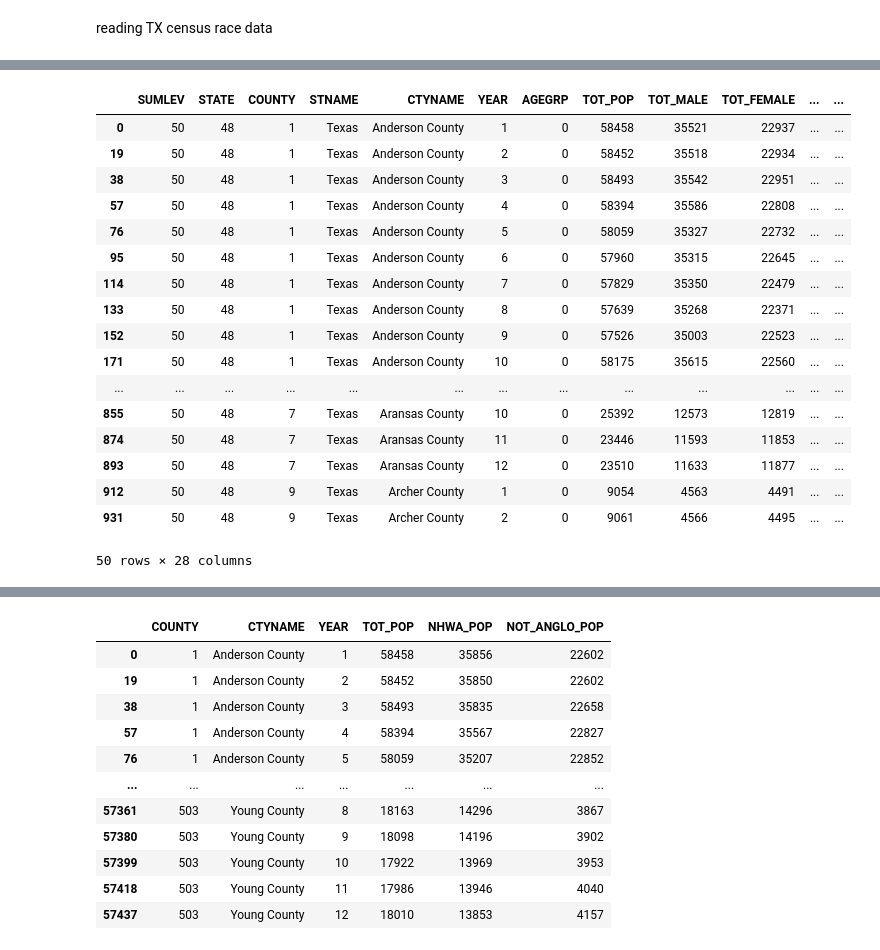
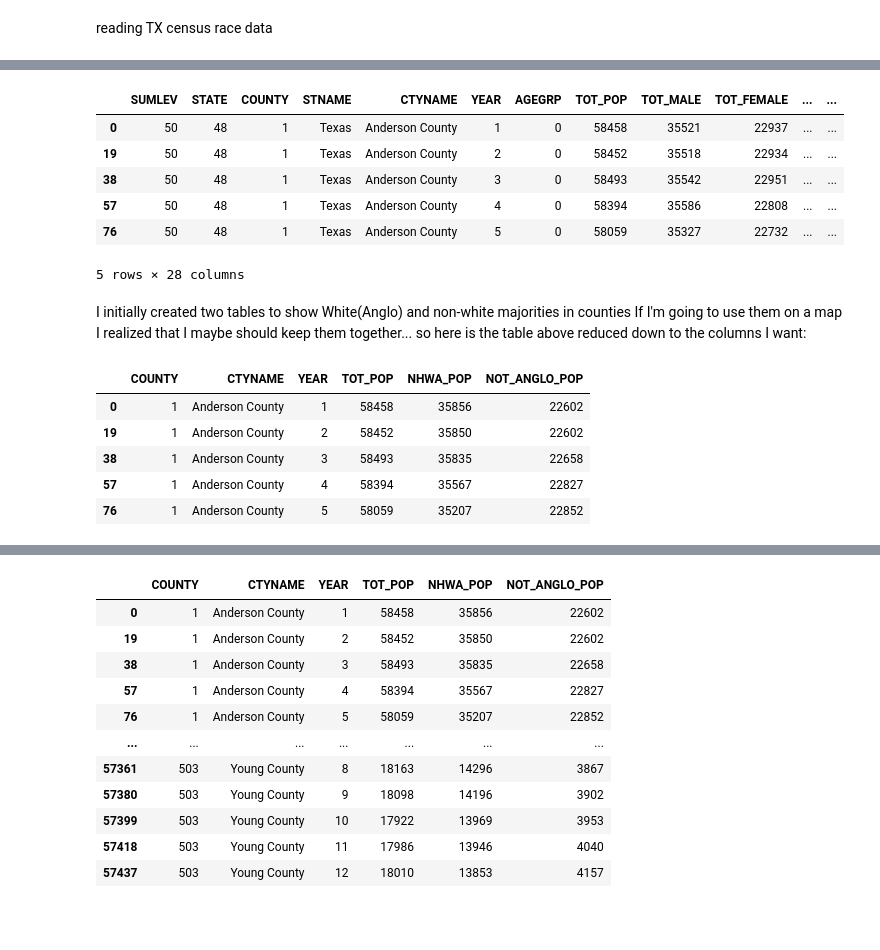
Before and after one commit to tipearso/Voting, a Jupyter notebook: Capstone/notebooks/Tim_capstone.ipynb, the cells around one changed output, grey strips where cells are left out. Cells and saved outputs as stored; diff of their text form; code cells hidden in the pictures; blank space fills up the shorter version.

```diff
--- a/Capstone/notebooks/Tim_capstone.ipynb
+++ b/Capstone/notebooks/Tim_capstone.ipynb
@@ -309,7 +322,7 @@ tx_race.head()
 
 tx_race['NOT_ANGLO_POP'] = tx_race['TOT_POP'] - tx_race['NHWA_POP']
 # %%
-tx_race.head(50)
+tx_race.head()
 # %% [output]
 |  | SUMLEV | STATE | COUNTY | STNAME | CTYNAME | YEAR | AGEGRP | TOT_POP | TOT_MALE | TOT_FEMALE | ... | ... |
 | 0 | 50 | 48 | 1 | Texas | Anderson County | 1 | 0 | 58458 | 35521 | 22937 | ... | ... |
@@ -317,15 +330,18 @@ tx_race.head(50)
 | 38 | 50 | 48 | 1 | Texas | Anderson County | 3 | 0 | 58493 | 35542 | 22951 | ... | ... |
 | 57 | 50 | 48 | 1 | Texas | Anderson County | 4 | 0 | 58394 | 35586 | 22808 | ... | ... |
 | 76 | 50 | 48 | 1 | Texas | Anderson County | 5 | 0 | 58059 | 35327 | 22732 | ... | ... |
-| 95 | 50 | 48 | 1 | Texas | Anderson County | 6 | 0 | 57960 | 35315 | 22645 | ... | ... |
-| 114 | 50 | 48 | 1 | Texas | Anderson County | 7 | 0 | 57829 | 35350 | 22479 | ... | ... |
-| 133 | 50 | 48 | 1 | Texas | Anderson County | 8 | 0 | 57639 | 35268 | 22371 | ... | ... |
-| 152 | 50 | 48 | 1 | Texas | Anderson County | 9 | 0 | 57526 | 35003 | 22523 | ... | ... |
-| 171 | 50 | 48 | 1 | Texas | Anderson County | 10 | 0 | 58175 | 35615 | 22560 | ... | ... |
-| ... | ... | ... | ... | ... | ... | ... | ... | ... | ... | ... | ... | ... |
-| 855 | 50 | 48 | 7 | Texas | Aransas County | 10 | 0 | 25392 | 12573 | 12819 | ... | ... |
-| 874 | 50 | 48 | 7 | Texas | Aransas County | 11 | 0 | 23446 | 11593 | 11853 | ... | ... |
-| 893 | 50 | 48 | 7 | Texas | Aransas County | 12 | 0 | 23510 | 11633 | 11877 | ... | ... |
-| 912 | 50 | 48 | 9 | Texas | Archer County | 1 | 0 | 9054 | 4563 | 4491 | ... | ... |
-| 931 | 50 | 48 | 9 | Texas | Archer County | 2 | 0 | 9061 | 4566 | 4495 | ... | ... |
-50 rows × 28 columns
+5 rows × 28 columns
+# %% [markdown]
+I initially created two tables to show White(Anglo) and non-white majorities in counties
+If I'm going to use them on a map I realized that I maybe should keep them together...
+so here is the table above reduced down to the columns I want:
+# %%
+tx_race_cnty = tx_race[['COUNTY', 'CTYNAME', 'YEAR', 'TOT_POP', 'NHWA_POP','NOT_ANGLO_POP']]
+tx_race_cnty.head()
+# %% [output]
+|  | COUNTY | CTYNAME | YEAR | TOT_POP | NHWA_POP | NOT_ANGLO_POP |
+| 0 | 1 | Anderson County | 1 | 58458 | 35856 | 22602 |
+| 19 | 1 | Anderson County | 2 | 58452 | 35850 | 22602 |
+| 38 | 1 | Anderson County | 3 | 58493 | 35835 | 22658 |
+| 57 | 1 | Anderson County | 4 | 58394 | 35567 | 22827 |
+| 76 | 1 | Anderson County | 5 | 58059 | 35207 | 22852 |
```
Also changed, not shown: parts of 23 cells of this notebook.
